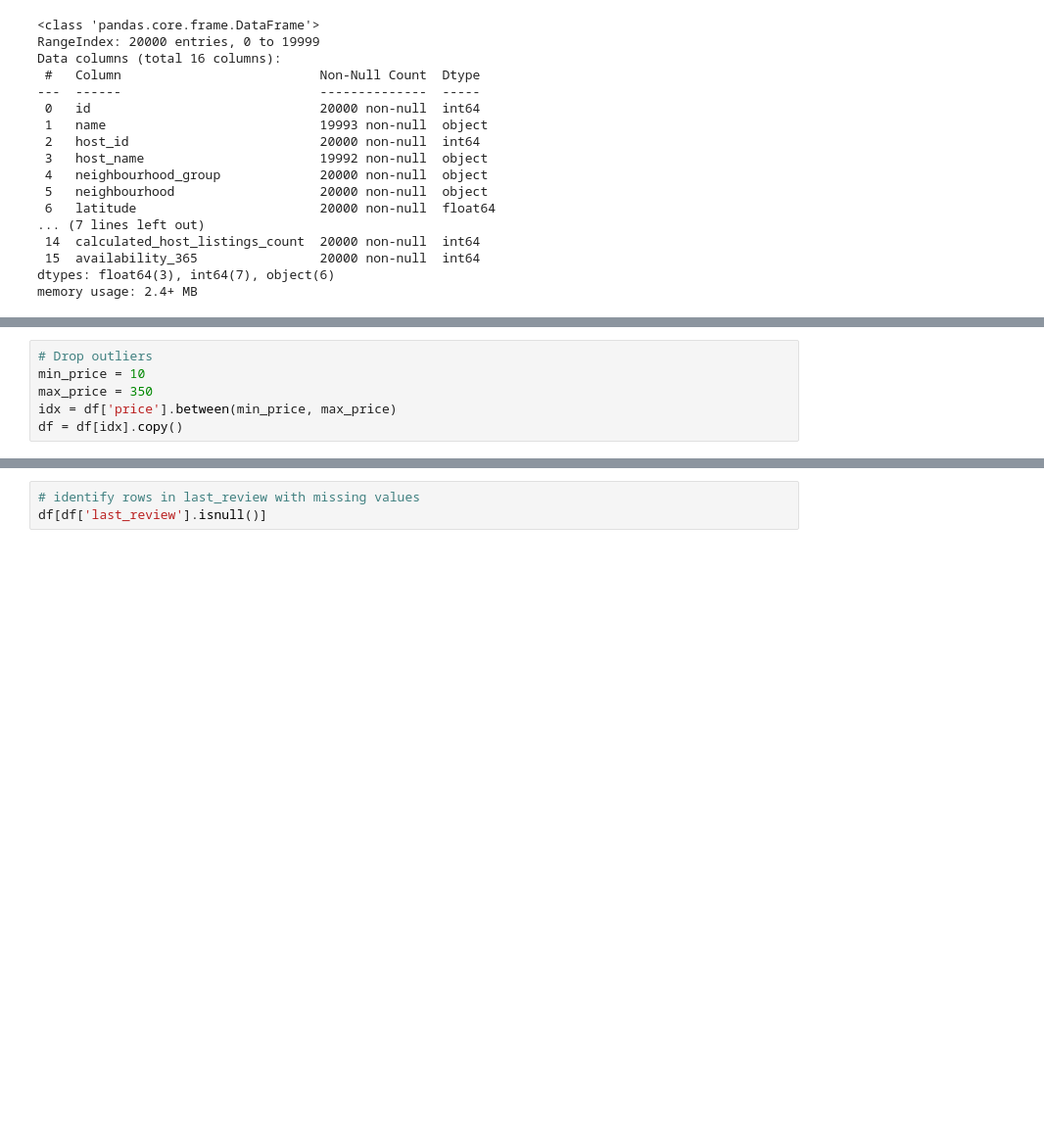
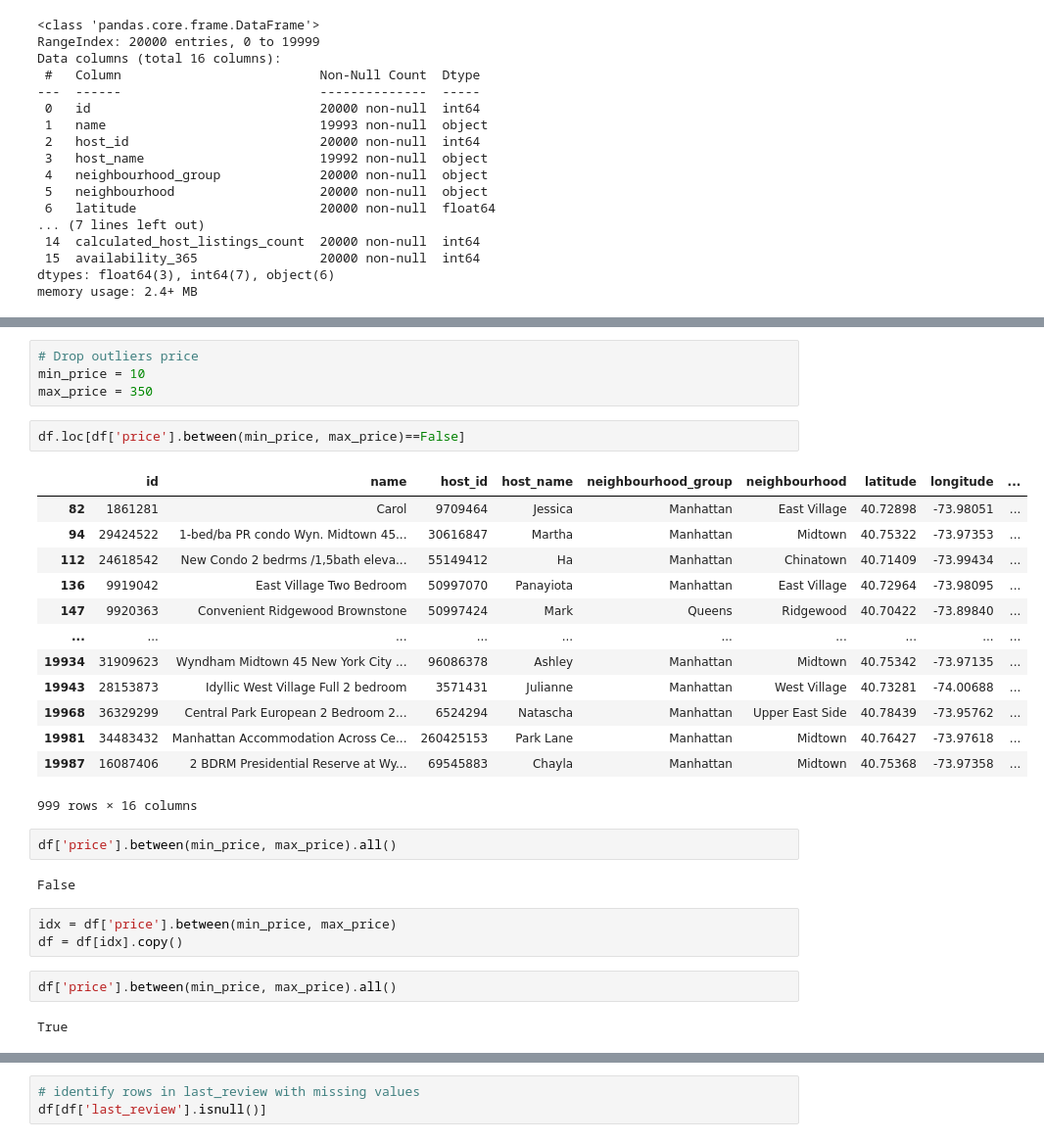
Before and after one commit to kangaroo98/nd0821-c2-build-model-workflow-starter, a Jupyter notebook: src/eda/EDA.ipynb, the cells around one changed output, grey strips where cells are left out. Shown at 98% size. Drawn from its saved outputs; the diff is of its cells as text; blank space fills up the shorter version.

```diff
--- a/src/eda/EDA.ipynb
+++ b/src/eda/EDA.ipynb
@@ -62,9 +74,34 @@ VBox(children=(Tab(children=(Tab(children=(GridBox(children=(VBox(children=(Grid
 # %%
-# Drop outliers
+# Drop outliers price
 min_price = 10
 max_price = 350
-idx = df['price'].between(min_price, max_price)
-df = df[idx].copy()
+# %%
+df.loc[df['price'].between(min_price, max_price)==False]
+# %% [output]
+|  | id | name | host_id | host_name | neighbourhood_group | neighbourhood | latitude | longitude | ... |
+| 82 | 1861281 | Carol | 9709464 | Jessica | Manhattan | East Village | 40.72898 | -73.98051 | ... |
+| 94 | 29424522 | 1-bed/ba PR condo Wyn. Midtown 45... | 30616847 | Martha | Manhattan | Midtown | 40.75322 | -73.97353 | ... |
+| 112 | 24618542 | New Condo 2 bedrms /1,5bath eleva... | 55149412 | Ha | Manhattan | Chinatown | 40.71409 | -73.99434 | ... |
+| 136 | 9919042 | East Village Two Bedroom | 50997070 | Panayiota | Manhattan | East Village | 40.72964 | -73.98095 | ... |
+| 147 | 9920363 | Convenient Ridgewood Brownstone | 50997424 | Mark | Queens | Ridgewood | 40.70422 | -73.89840 | ... |
+| ... | ... | ... | ... | ... | ... | ... | ... | ... | ... |
+| 19934 | 31909623 | Wyndham Midtown 45 New York City ... | 96086378 | Ashley | Manhattan | Midtown | 40.75342 | -73.97135 | ... |
+| 19943 | 28153873 | Idyllic West Village Full 2 bedroom | 3571431 | Julianne | Manhattan | West Village | 40.73281 | -74.00688 | ... |
+| 19968 | 36329299 | Central Park European 2 Bedroom 2... | 6524294 | Natascha | Manhattan | Upper East Side | 40.78439 | -73.95762 | ... |
+| 19981 | 34483432 | Manhattan Accommodation Across Ce... | 260425153 | Park Lane | Manhattan | Midtown | 40.76427 | -73.97618 | ... |
+| 19987 | 16087406 | 2 BDRM Presidential Reserve at Wy... | 69545883 | Chayla | Manhattan | Midtown | 40.75368 | -73.97358 | ... |
+999 rows × 16 columns
+# %%
+df['price'].between(min_price, max_price).all()
+# %% [output]
+False
+# %%
+idx = df['price'].between(min_price, max_price)
+df = df[idx].copy()
+# %%
+df['price'].between(min_price, max_price).all()
+# %% [output]
+True
 # %%
 # Convert last_review column to datetime
 df['last_review'] = pd.to_datetime(df['last_review'])
```
Also changed, not shown: parts of 12 cells of this notebook, 3 other files.
